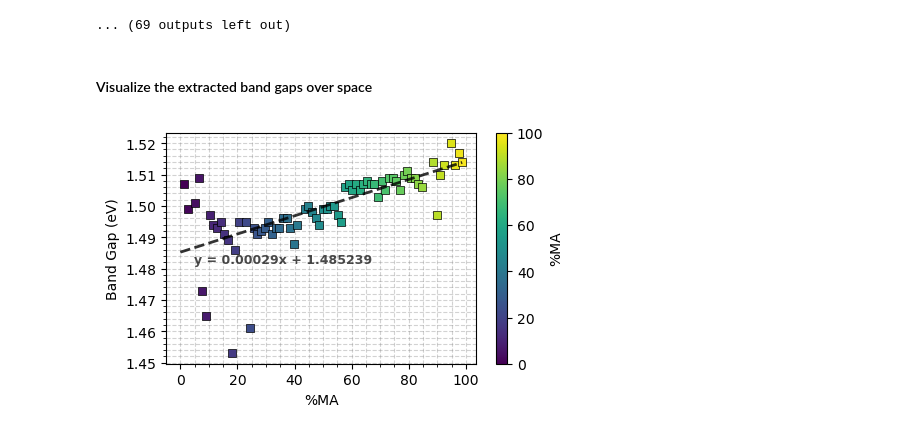
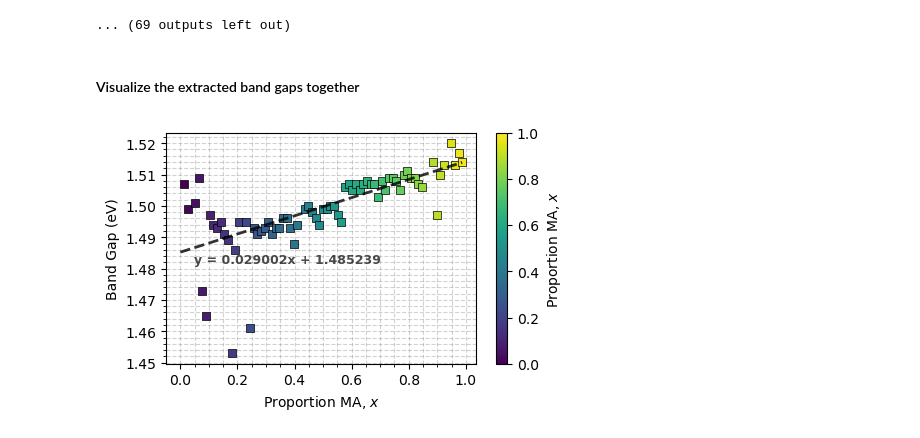
Before and after one commit to PV-Lab/Autocharacterization-Bandgap, a Jupyter notebook: example.ipynb, the cells around one changed output. Cells and saved outputs as stored; diff of their text form; code cells hidden in the pictures.

```diff
--- a/example.ipynb
+++ b/example.ipynb
@@ -19,0 +20,16 @@ rotate_crop_params = {'theta': -0.5, 'x1': 45, 'x2': 830, 'y1': 120, 'y2': 550}
+# %%
+# download data from database
+def download(url, filename, fn=None):
+    if fn is None:
+        fn = url.split('/')[-1]
+        r = requests.get(url)
+    if r.status_code == 200:
+        open('data/'+filename, 'wb').write(r.content)
+        print("{} downloaded: {:.3f} MB".format('data/'+filename, len(r.content)/1024000.))
+    else:
+        print("url not found:", url)
+download(url='https://osf.io/download/kbhjz',filename='MAFAPbI.hdr')
+download(url='https://osf.io/download/9gsv6',filename='MAFAPbI.bil')
+bil = 'data/MAFAPbI.bil'
+hdr = 'data/MAFAPbI.hdr'
+rotate_crop_params = {'theta': -0.5, 'x1': 45, 'x2': 830, 'y1': 120, 'y2': 550} # USER DEFINED ROTATE/CROP PARAMETERS
@@ -50,4 +69,4 @@ display(eg)
 [figure]
 ... (69 outputs left out)
 # %% [markdown]
-#### Visualize the extracted band gaps over space
+#### Visualize the extracted band gaps together
@@ -60,28 +73,28 @@ from sklearn.linear_model import LinearRegression
 # %%
 # plot the extracted band gaps
 egs = eg.iloc[0,:]
 idx_min = egs.index.min()
 idx_max = egs.index.max()
 colormap = mpl.cm.get_cmap('viridis')
 fig,ax=plt.subplots(figsize=(5,3))
 for n in range(idx_min, idx_max):
     idx_norm = (n-idx_min)/(idx_max-idx_min)
     rgba = colormap(idx_norm)
-    ax.scatter(n/idx_max*100, egs[n], marker='s', color=rgba,zorder=10,ec='k',linewidth=0.5)
+    ax.scatter(n/idx_max, egs[n], marker='s', color=rgba,zorder=10,ec='k',linewidth=0.5)
 ax.minorticks_on()
 ax.grid(which='minor', color='gray', linestyle='--', alpha=0.35,zorder=0)
 ax.grid(which='major', color='gray', linestyle='--', alpha=0.35,zorder=0)
 plt.ylabel('Band Gap (eV)')
-plt.xlabel('%MA')
-fig.colorbar(mpl.cm.ScalarMappable(norm = mpl.colors.Normalize(vmin=0, vmax=100), cmap=mpl.cm.viridis), label='%MA')
+plt.xlabel(r'Proportion MA, $x$')
+fig.colorbar(mpl.cm.ScalarMappable(norm = mpl.colors.Normalize(vmin=0, vmax=1), cmap=mpl.cm.viridis), label=r'Proportion MA, $x$')
 
-x = (np.arange(0,idx_max,1)/idx_max*100)
+x = (np.arange(0,idx_max,1)/idx_max)
 y = np.array(egs)
 
 model_eg = LinearRegression().fit(x[~np.isnan(y)].reshape(-1, 1), y[~np.isnan(y)].reshape(-1, 1))
 regress = (x*model_eg.coef_+model_eg.intercept_).reshape(-1)
 plt.plot(x, regress,c='k',ls='--',lw=2,alpha=0.8,zorder=15)
 plt.text(x[-1]*0.05,y[~np.isnan(y)][-1]*0.978,f'y = {np.round(model_eg.coef_,6).item()}x + {np.round(model_eg.intercept_,6).item()}',weight='bold',alpha=0.7,fontsize=9)
 plt.show()
 # %% [output]
-[figure, old version]
+[figure, new version]
```
Also changed, not shown: parts of 6 cells of this notebook, 3 other files.
